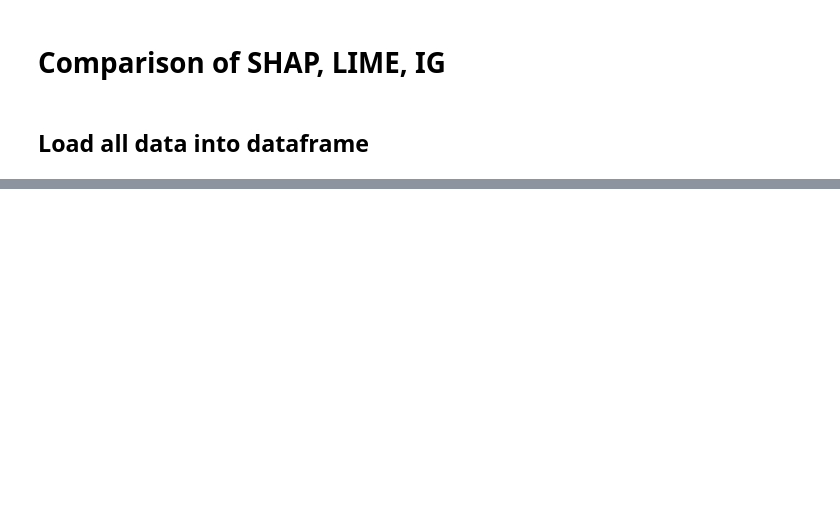
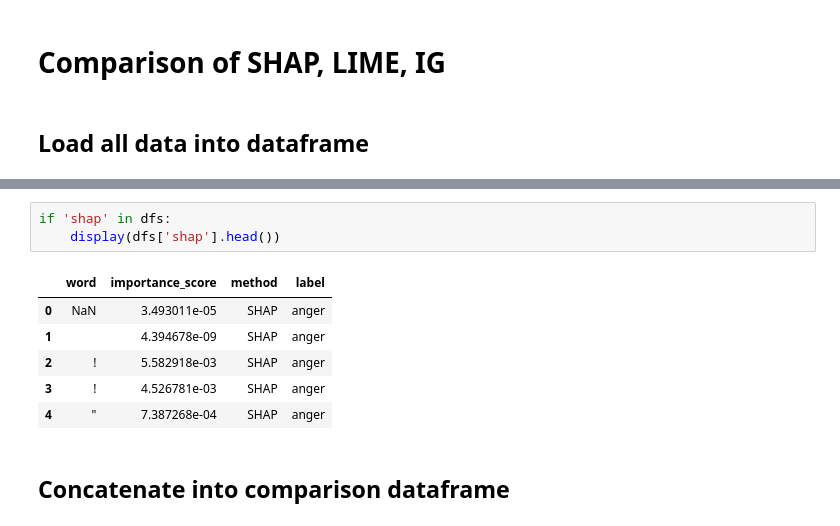
Before and after one commit to BERTsBagels/IMCS3020U_Project_EmotionClassification_Interpretability, a Jupyter notebook: notebooks/comparison_analysis.ipynb, the cells around one changed output, grey strips where cells are left out. Cells and saved outputs as stored; diff of their text form; blank space fills up the shorter version.

```diff
--- a/notebooks/comparison_analysis.ipynb
+++ b/notebooks/comparison_analysis.ipynb
@@ -36,0 +59,12 @@ NaN       3.493011e-05   SHAP  anger
+# %%
+if 'shap' in dfs:
+    display(dfs['shap'].head())
+# %% [output]
+|  | word | importance_score | method | label |
+| 0 | NaN | 3.493011e-05 | SHAP | anger |
+| 1 |  | 4.394678e-09 | SHAP | anger |
+| 2 | ! | 5.582918e-03 | SHAP | anger |
+| 3 | ! | 4.526781e-03 | SHAP | anger |
+| 4 | " | 7.387268e-04 | SHAP | anger |
+# %% [markdown]
+## Concatenate into comparison dataframe
```
Also changed, not shown: parts of 11 cells of this notebook.
